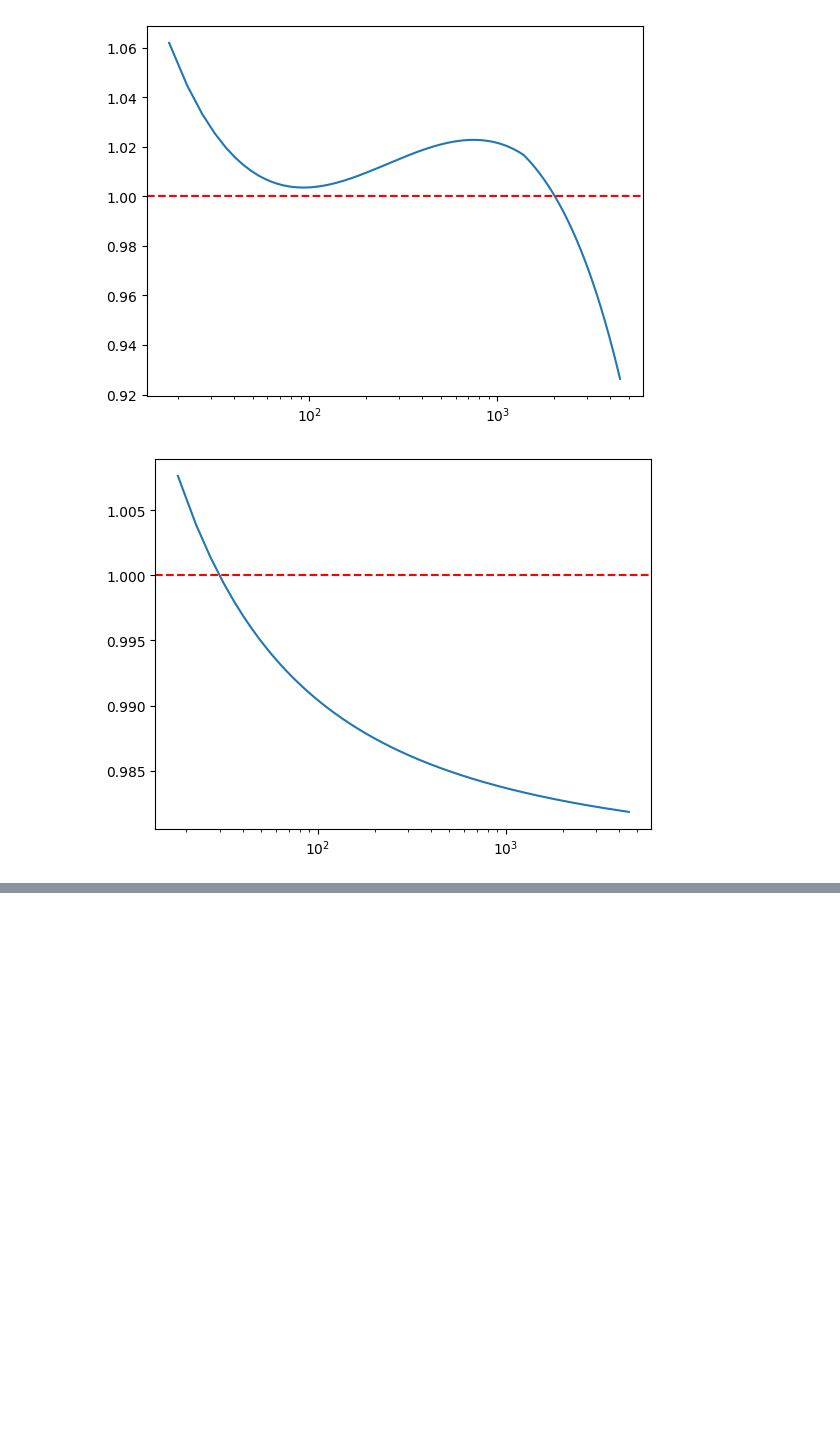
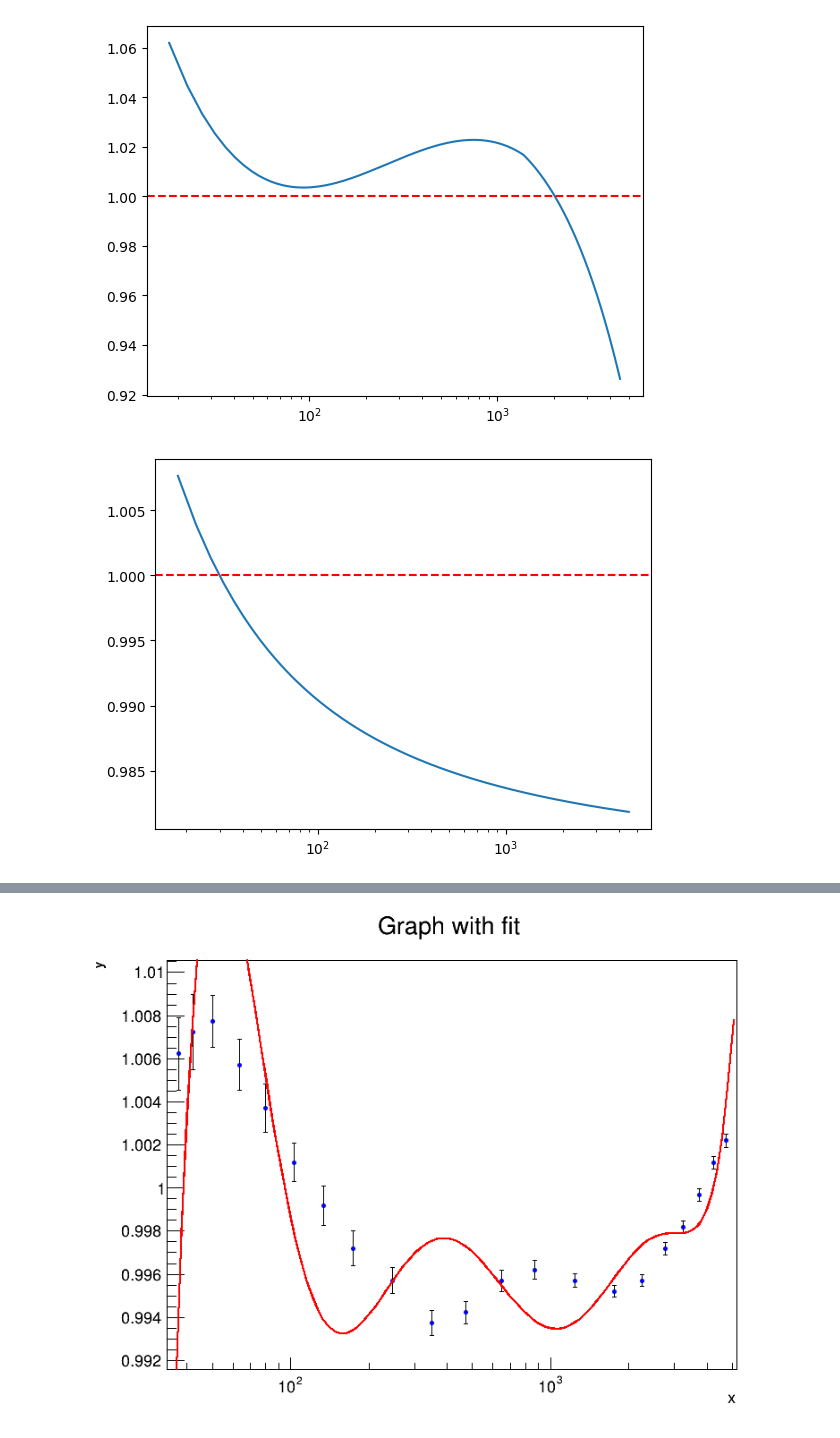
Before and after one commit to PocketCoffea/AnalysisConfigs, a Jupyter notebook: notebooks/fit_test.ipynb, the cells around one changed output, grey strips where cells are left out. Saved outputs shown, nothing was run; the diff lists cells and outputs as text; code cells hidden in the pictures; blank space fills up the shorter version.

```diff
--- a/notebooks/fit_test.ipynb
+++ b/notebooks/fit_test.ipynb
@@ -73,9 +58,10 @@ del canvas
 #delete the image
 # os.remove("fit.png")
 # %%
-num=3
+# data from fit_results_inverse_median_Response_inclusive_eta0.261to0.348.json
+num=0
 data_dict= {
-               "x": [
+               "x": np.array([
             37.23144592575506,
             42.040583953178654,
             50.01707665030007,
@@ -97,8 +83,8 @@ data_dict= {
             3745.5866479256774,
             4241.077067085816,
             4734.744405708133
-        ][num:],
-        "y": [
+        ][num:]),
+        "y": np.array([
             1.0062264150943396,
             1.0072399899269706,
             1.0077475434618293,
@@ -120,8 +106,8 @@ data_dict= {
             0.9996875781054737,
             1.001188986232791,
             1.002192432974192
-        ][num:],
-        "yerr": [
+        ][num:]),
+        "yerr": np.array([
             0.0016681835934499877,
             0.001749221838889041,
             0.0012096922485527132,
@@ -143,7 +129,7 @@ data_dict= {
             0.0002848361376943025,
             0.00029217861213729016,
             0.00029758200435398376
-        ][num:],}
+        ][num:]),}
 # %%
 # create a graph from the dictionary
 graph = ROOT.TGraphErrors(len(data_dict["x"]))
@@ -370,0 +493,49 @@ plt.show()
+# %%
+# redo the polynomial fit with ROOT
+pol_string = "[0] + [1]* TMath::Log10(x) + [2]* pow(TMath::Log10(x),2) + [3]* pow(TMath::Log10(x),3) + [4]* pow(TMath::Log10(x),4) + [5]* pow(TMath::Log10(x),5) + [6]* pow(TMath::Log10(x),6) + [7]* pow(TMath::Log10(x),7) + [8]* pow(TMath::Log10(x),8) + [9]* pow(TMath::Log10(x),9)"
+pol_root = ROOT.TF1("pol_root", pol_string, data_dict["x"][0], data_dict["x"][-1])
+
+pol_root.SetParameters(1,1,1,1,1,1,1,1,1,1)
+graph = ROOT.TGraphErrors(len(data_dict["x"]))
+for i in range(len(data_dict["x"])):
+    graph.SetPoint(i, data_dict["x"][i], data_dict["y"][i])
+    graph.SetPointError(i, 0, data_dict["yerr"][i])
+
+fit_info = str(graph.Fit("pol_root", "S"))
+print(fit_info)
+# get the parameters
+popt_root = [pol_root.GetParameter(i) for i in range(pol_root.GetNpar())]
+print("popt_root: ", popt_root)
+# get the errors
+perr_root = [pol_root.GetParError(i) for i in range(pol_root.GetNpar())]
+print("perr_root: ", perr_root)
+
+# compute chi2
+chi2 = 0
+for i in range(len(data_dict["x"])):
+    chi2 += (data_dict["y"][i] - pol_root.Eval(data_dict["x"][i])) ** 2 / data_dict["yerr"][i] ** 2
+p_value = 1 - stats.chi2.cdf(chi2, len(data_dict["x"]) - len(popt_root))
+
+print(f"chi2/ndf: {chi2}/{len(data_dict['x']) - len(popt_root)}")
+print(f"p_value: {p_value}")
+
+# redo the polynomial fit with ROOT
+
+# draw the graph
+del canvas
+canvas = ROOT.TCanvas("canvas", "canvas", 800, 600)
+graph.SetMarkerStyle(20)
+graph.SetMarkerColor(ROOT.kBlue)
+
+graph.SetMarkerSize(0.5)
+graph.SetTitle("Graph with fit")
+graph.GetXaxis().SetTitle("x")
+graph.GetYaxis().SetTitle("y")
+# set log x
+ROOT.gPad.SetLogx()
+graph.Draw("AP")
+pol_root.Draw("SAME")
+canvas.Update()
+
+canvas.Draw()
+# %% [output]
@@ -370,0 +559 @@ plt.show()
+[figure, added]
```
Also changed, not shown: parts of 7 cells of this notebook, 17 other files.
